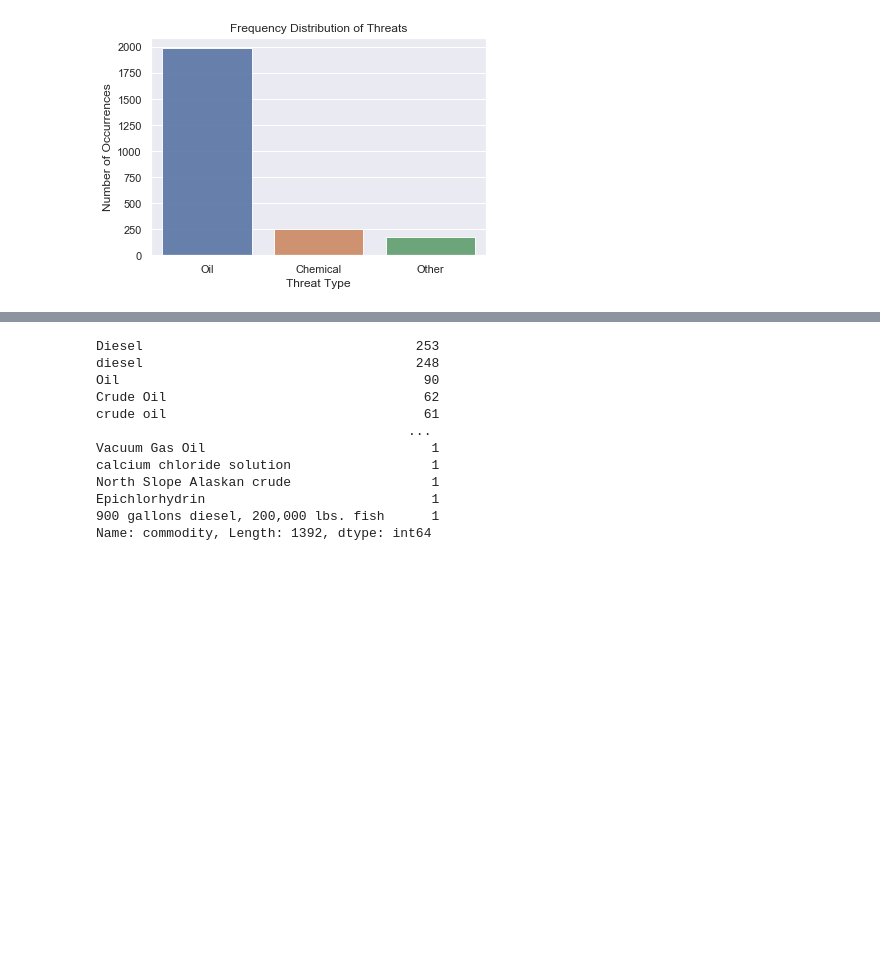
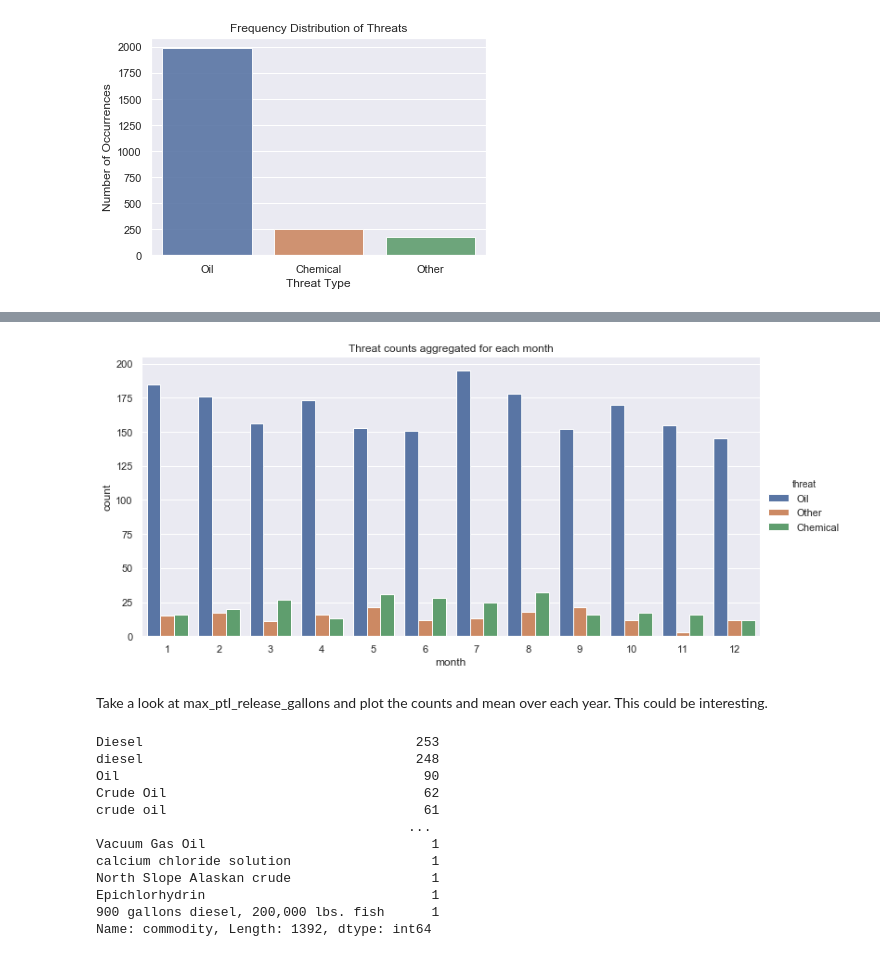
Before and after one commit to StevenVuong/EarthOrg, a Jupyter notebook: notebooks/EDA.ipynb, the cells around one changed output, grey strips where cells are left out. Drawn from its saved outputs; the diff is of its cells as text; code cells hidden in the pictures; blank space fills up the shorter version.

```diff
--- a/notebooks/EDA.ipynb
+++ b/notebooks/EDA.ipynb
@@ -96,3 +115,18 @@ It seems by and large, 'Oil' threats are the mosts common
+# %%
+# plot by month
+g = sns.catplot("month",
+                data=oilspills,
+                aspect=2,
+                kind="count",
+                hue='threat')
+g.set_xticklabels(step=1)
+
+plt.title('Threat counts aggregated for each month')
+plt.show()
+# %% [output]
+[figure, added]
+# %% [markdown]
+Take a look at max_ptl_release_gallons and plot the counts and mean over each year. This could be interesting.
 # %%
 oilspills['commodity'].value_counts()
 # seems like we have some cases where upper case is the same as lower case.
```
Also changed, not shown: parts of 8 cells of this notebook.
